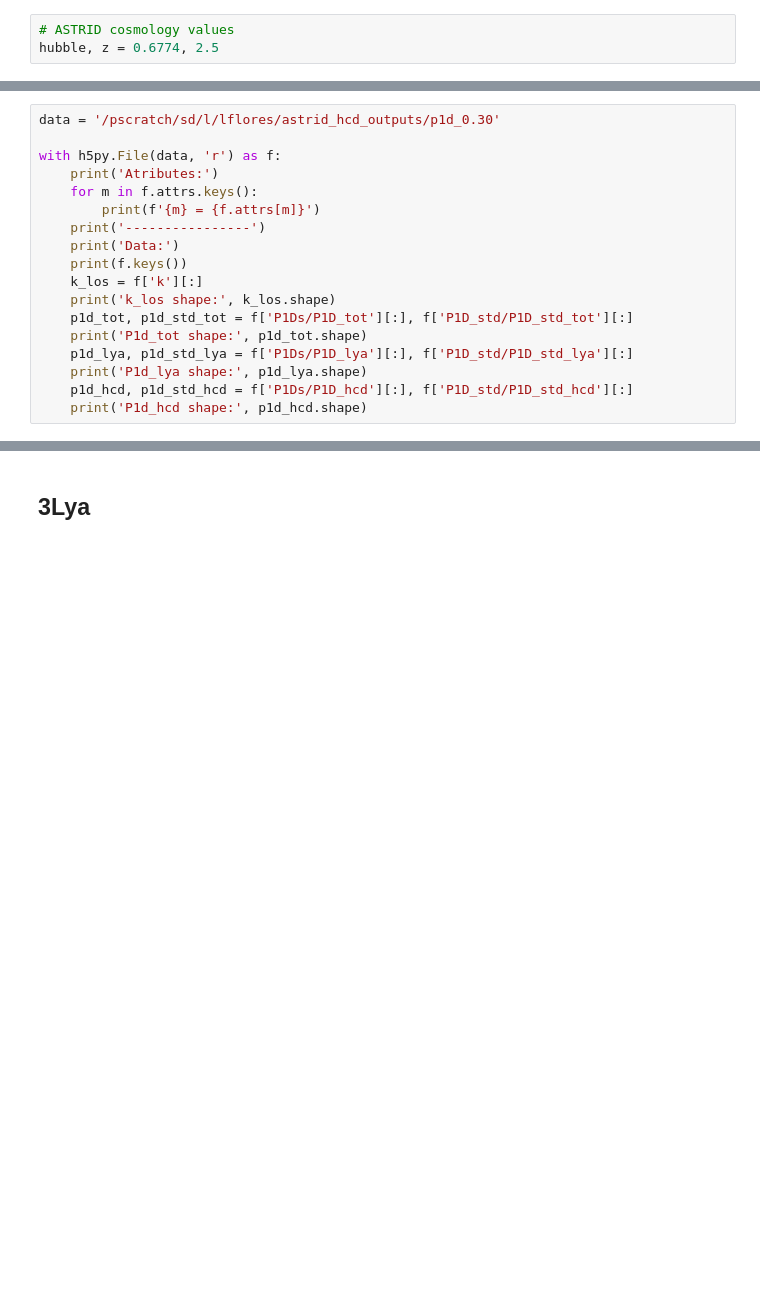
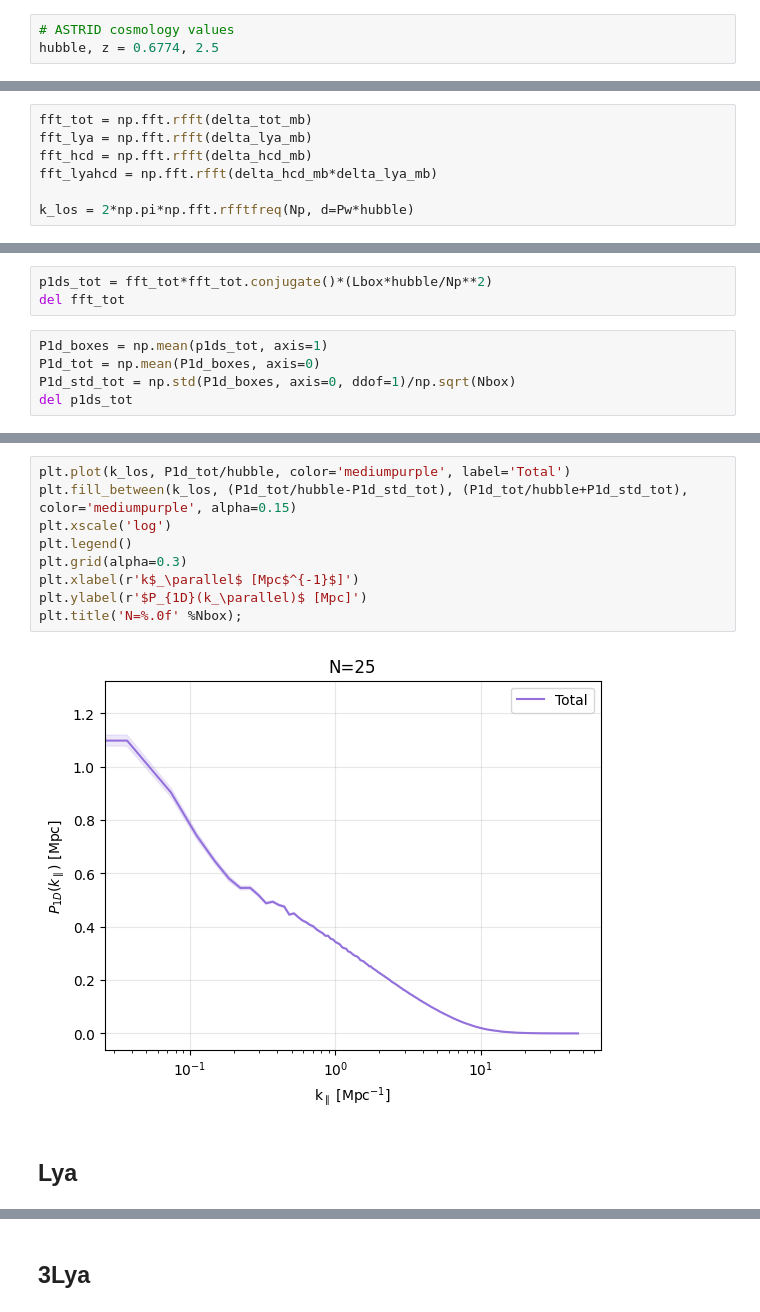
Before and after one commit to andreufont/astrid_hcd, a Jupyter notebook: SimulationFields/P1d.ipynb, the cells around one changed output, grey strips where cells are left out. Saved outputs shown, nothing was run; the diff lists cells and outputs as text; blank space fills up the shorter version.

```diff
--- a/SimulationFields/P1d.ipynb
+++ b/SimulationFields/P1d.ipynb
@@ -76 +87,8 @@ k_los = 2*np.pi*np.fft.rfftfreq(Np, d=Pw*hubble)
+# %%
+fft_tot = np.fft.rfft(delta_tot_mb)
+fft_lya = np.fft.rfft(delta_lya_mb)
+fft_hcd = np.fft.rfft(delta_hcd_mb)
+fft_lyahcd = np.fft.rfft(delta_hcd_mb*delta_lya_mb)
+
+k_los = 2*np.pi*np.fft.rfftfreq(Np, d=Pw*hubble)
 # %%
@@ -128,18 +95,0 @@ with h5py.File(output, 'w') as f:
-# %%
-data = '/pscratch/sd/l/lflores/astrid_hcd_outputs/p1d_0.30'
-
-with h5py.File(data, 'r') as f:
-    print('Atributes:')
-    for m in f.attrs.keys():
-        print(f'{m} = {f.attrs[m]}')
-    print('----------------')
-    print('Data:')
-    print(f.keys())
-    k_los = f['k'][:]
-    print('k_los shape:', k_los.shape)
-    p1d_tot, p1d_std_tot = f['P1Ds/P1D_tot'][:], f['P1D_std/P1D_std_tot'][:]
-    print('P1d_tot shape:', p1d_tot.shape)
-    p1d_lya, p1d_std_lya = f['P1Ds/P1D_lya'][:], f['P1D_std/P1D_std_lya'][:]
-    print('P1d_lya shape:', p1d_lya.shape)
-    p1d_hcd, p1d_std_hcd = f['P1Ds/P1D_hcd'][:], f['P1D_std/P1D_std_hcd'][:]
-    print('P1d_hcd shape:', p1d_hcd.shape)
@@ -187,0 +98,8 @@ plt.title('(Not professional) comparison with MW11');
+# %%
+p1ds_tot = fft_tot*fft_tot.conjugate()*(Lbox*hubble/Np**2)
+del fft_tot
+# %%
+P1d_boxes = np.mean(p1ds_tot, axis=1)
+P1d_tot = np.mean(P1d_boxes, axis=0)
+P1d_std_tot = np.std(P1d_boxes, axis=0, ddof=1)/np.sqrt(Nbox)
+del p1ds_tot
@@ -187,0 +117,13 @@ plt.title('(Not professional) comparison with MW11');
+# %%
+plt.plot(k_los, P1d_tot/hubble, color='mediumpurple', label='Total')
+plt.fill_between(k_los, (P1d_tot/hubble-P1d_std_tot), (P1d_tot/hubble+P1d_std_tot), color='mediumpurple', alpha=0.15)
+plt.xscale('log')
+plt.legend()
+plt.grid(alpha=0.3)
+plt.xlabel(r'k$_\parallel$ [Mpc$^{-1}$]')
+plt.ylabel(r'$P_{1D}(k_\parallel)$ [Mpc]')
+plt.title('N=%.0f' %Nbox);
+# %% [output]
+[figure, added]
+# %% [markdown]
+## Lya
```
Also changed, not shown: parts of 56 cells of this notebook, 2 other files.
